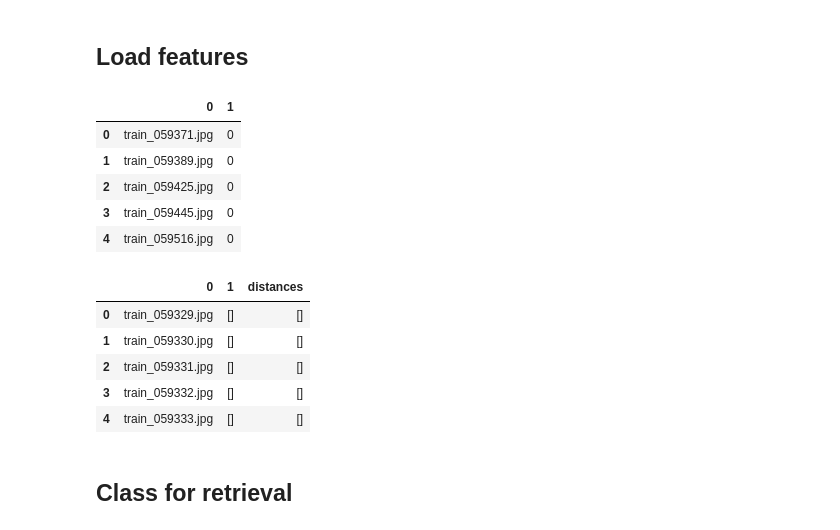
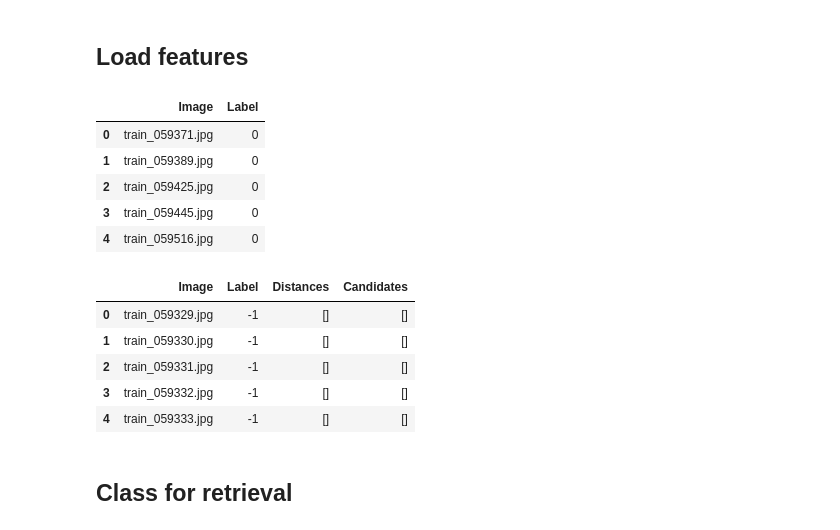
Before and after one commit to TommasoFerrario18/FoodX-251_Classification, a Jupyter notebook: Notebooks/RetrievalCentroids.ipynb, the cells around one changed output. Drawn from its saved outputs; the diff is of its cells as text; code cells hidden in the pictures.

Commit message:
Image Retrieval

```diff
--- a/Notebooks/RetrievalCentroids.ipynb
+++ b/Notebooks/RetrievalCentroids.ipynb
@@ -21,10 +32,10 @@ base_labels_path = '../Features/labels/'
 feat_small = np.load(base_feature_path + 'mobilenet_v3_classifier.npy')
 labs_small = np.load(base_labels_path + 'mobilenet_v3_classifier.npy')
 # %%
-df_small = pd.read_csv('../Dataset/train_small.csv', header=None)
+df_small = pd.read_csv('../Dataset/train_small.csv')
 df_small.head()
 # %% [output]
-|  | 0 | 1 |
+|  | Image | Label |
 | 0 | train_059371.jpg | 0 |
 | 1 | train_059389.jpg | 0 |
 | 2 | train_059425.jpg | 0 |
@@ -33,18 +44,18 @@ df_small.head()
 # %%
 feat_unlabelled = np.load(base_feature_path + 'mobilenet_v3_classifier_unlabelled.npy')
 # %%
-df_unlabelled = pd.read_csv('../Dataset/train_unlabeled.csv', header=None)
-second_col = df_unlabelled.columns[1]
-df_unlabelled[second_col] = df_unlabelled[second_col].apply(lambda x: [])
-df_unlabelled["distances"] = [[] for _ in range(len(df_unlabelled))]
+df_unlabelled = pd.read_csv('../Dataset/train_unlabeled.csv')
+
+df_unlabelled["Distances"] = [[] for _ in range(len(df_unlabelled))]
+df_unlabelled["Candidates"] = [[] for _ in range(len(df_unlabelled))]
 df_unlabelled.head()
 # %% [output]
-|  | 0 | 1 | distances |
-| 0 | train_059329.jpg | [] | [] |
-| 1 | train_059330.jpg | [] | [] |
-| 2 | train_059331.jpg | [] | [] |
-| 3 | train_059332.jpg | [] | [] |
-| 4 | train_059333.jpg | [] | [] |
+|  | Image | Label | Distances | Candidates |
+| 0 | train_059329.jpg | -1 | [] | [] |
+| 1 | train_059330.jpg | -1 | [] | [] |
+| 2 | train_059331.jpg | -1 | [] | [] |
+| 3 | train_059332.jpg | -1 | [] | [] |
+| 4 | train_059333.jpg | -1 | [] | [] |
 # %% [markdown]
 ## Class for retrieval
 # %%
```
Also changed, not shown: parts of 25 cells of this notebook, 2 other files.
